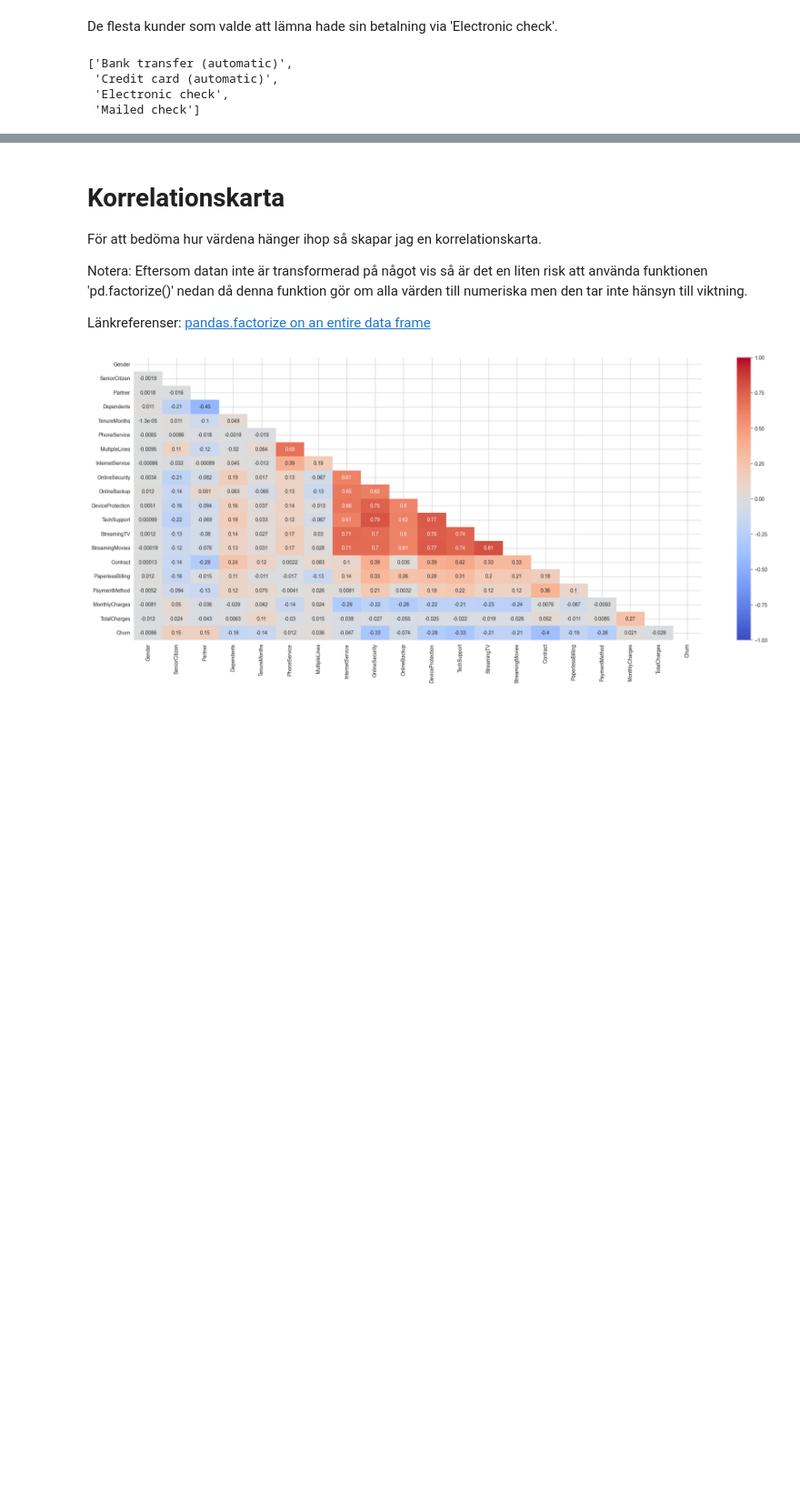
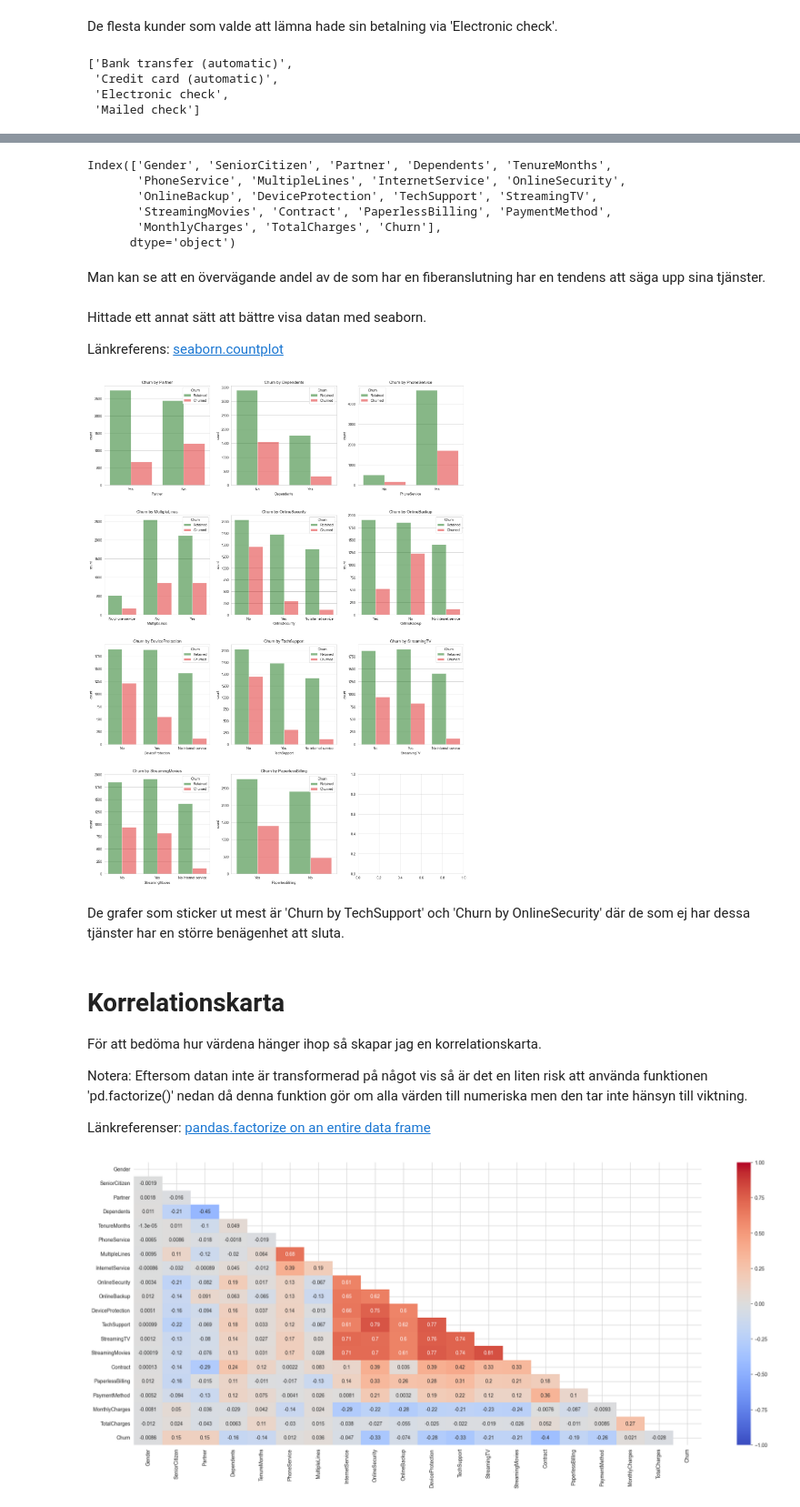
Before and after one commit to HermanCoding/AI2_Inlamning1, a Jupyter notebook: Inlamning1.ipynb, the cells around one changed output, grey strips where cells are left out. Shown at 91% size. Drawn from its saved outputs; the diff is of its cells as text; code cells hidden in the pictures; blank space fills up the shorter version.

```diff
--- a/Inlamning1.ipynb
+++ b/Inlamning1.ipynb
@@ -348,3 +377,37 @@ sorted(df['PaymentMethod'].unique())
+# %%
+# TODO // DELETE ME IM FOR TESTING
+internet_services
+df.columns
+# %% [output]
+Index(['Gender', 'SeniorCitizen', 'Partner', 'Dependents', 'TenureMonths',
+       'PhoneService', 'MultipleLines', 'InternetService', 'OnlineSecurity',
+       'OnlineBackup', 'DeviceProtection', 'TechSupport', 'StreamingTV',
+       'StreamingMovies', 'Contract', 'PaperlessBilling', 'PaymentMethod',
+       'MonthlyCharges', 'TotalCharges', 'Churn'],
+      dtype='object')
+# %% [markdown]
+Man kan se att en övervägande andel av de som har en fiberanslutning har en tendens att säga upp sina tjänster.
+# %% [markdown]
+Hittade ett annat sätt att bättre visa datan med seaborn.
+
+Länkreferens:
+[seaborn.countplot](https://seaborn.pydata.org/generated/seaborn.countplot.html)
+# %%
+service_col = ['Partner', 'Dependents', 'PhoneService', 'MultipleLines', 'OnlineSecurity', 'OnlineBackup', 'DeviceProtection', 'TechSupport', 'StreamingTV', 'StreamingMovies', 'PaperlessBilling']
+
+fig, ax = plt.subplots(4, 3, figsize=(19,26))
+plt.subplots_adjust(hspace=0.3)
+for i, service in enumerate(service_col):
+    plt.subplot(4, 3, i+1)
+    sns.countplot(x=service, hue='Churn', data=df, palette=['green','red'], alpha=0.5)
+    plt.xlabel(service)
+    plt.title('Churn by '+service)
+
+plt.show()
+# %% [output]
+[figure, added]
+# %% [markdown]
+De grafer som sticker ut mest är 'Churn by TechSupport' och 'Churn by OnlineSecurity' där de som ej har dessa tjänster har en större benägenhet att sluta.
 # %% [markdown]
 # Korrelationskarta
 För att bedöma hur värdena hänger ihop så skapar jag en korrelationskarta.
```
Also changed, not shown: parts of 14 cells of this notebook.
